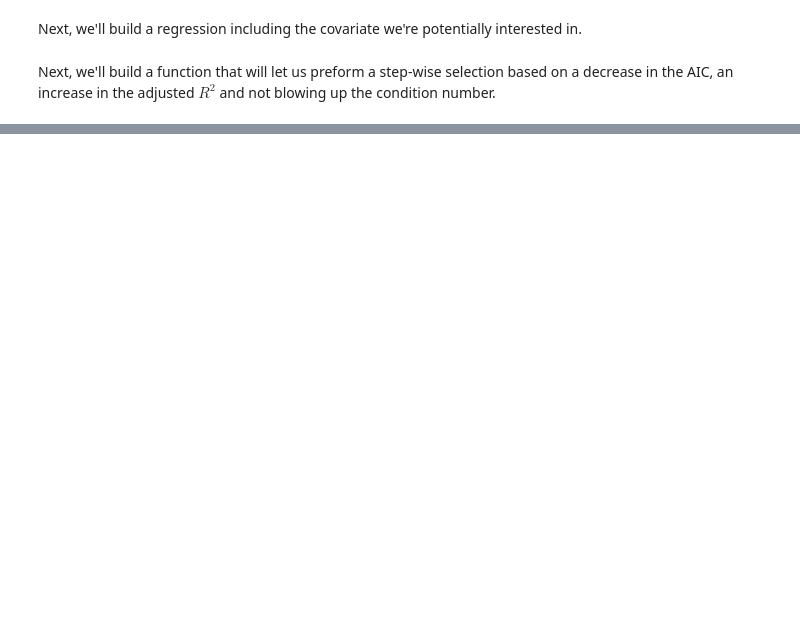
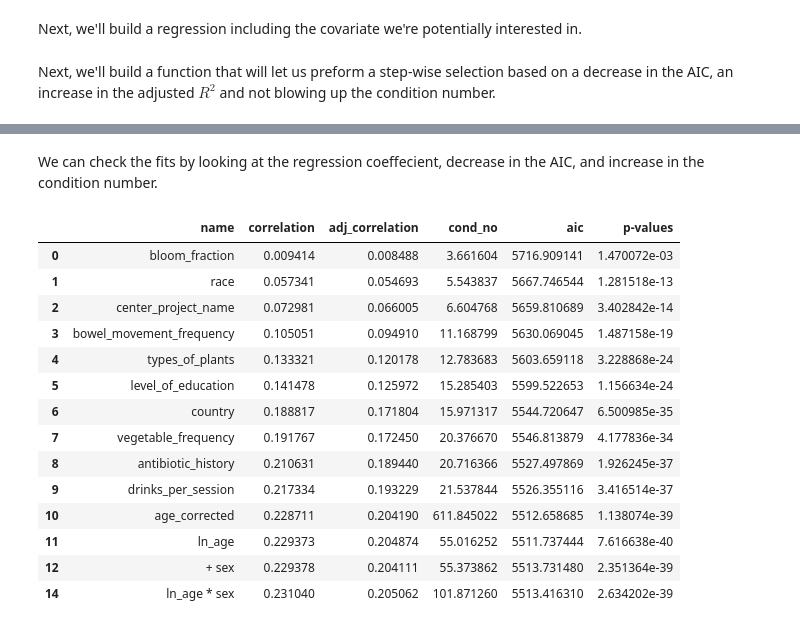
Before and after one commit to knightlab-analyses/american-gut-analyses, a Jupyter notebook: ipynb/Alpha Diversity Regression.ipynb, the cells around one changed output, grey strips where cells are left out. Saved outputs shown, nothing was run; the diff lists cells and outputs as text; code cells hidden in the pictures; blank space fills up the shorter version.

```diff
--- a/ipynb/Alpha Diversity Regression.ipynb
+++ b/ipynb/Alpha Diversity Regression.ipynb
@@ -581,0 +459,8 @@ array([  1.19490392e-16,   6.15354305e-23,   6.82044727e-01,
+# %%
+fit12 = smf.ols('faiths_pd_1250 ~ bloom_fraction + C(race) + C(center_project_name)'
+               ' + C(bowel_movement_frequency) + C(types_of_plants)'
+               ' + C(level_of_education) + C(country) + C(vegetable_frequency)'
+               ' + C(antibiotic_history) + C(drinks_per_session)'
+               ' + ln_age + sex',
+               data=smap_numeric).fit()
+print(fit12.summary())
@@ -581,0 +485,8 @@ array([  1.19490392e-16,   6.15354305e-23,   6.82044727e-01,
+# %%
+fit13 = smf.ols('faiths_pd_1250 ~ bloom_fraction + C(race) + C(center_project_name)'
+               ' + C(bowel_movement_frequency) + C(types_of_plants)'
+               ' + C(level_of_education) + C(country) + C(vegetable_frequency)'
+               ' + C(antibiotic_history) + C(drinks_per_session)'
+               ' + ln_age * sex',
+               data=smap_numeric).fit()
+print(fit13.summary())
@@ -581,0 +511,47 @@ array([  1.19490392e-16,   6.15354305e-23,   6.82044727e-01,
+# %% [markdown]
+We can check the fits by looking at the regression coeffecient, decrease in the AIC, and increase in the condition number.
+# %%
+fits = {0: ('bloom_fraction', fit0),
+        1: ('race', fit1),
+        2: ('center_project_name', fit2),
+        3: ('bowel_movement_frequency', fit3),
+        4: ('types_of_plants', fit4),
+        5: ('level_of_education', fit5),
+        6: ('country', fit6),
+        7: ('vegetable_frequency', fit7),
+        8: ('antibiotic_history', fit8),
+        9: ('drinks_per_session', fit9),
+        10: ('age_corrected', fit10),
+        11: ('ln_age', fit11),
+        12: ('+ sex', fit12),
+        14: ('ln_age * sex', fit13),
+        }
+# %%
+fit_summary = pd.DataFrame.from_dict(
+    {num: {'name': name,
+           'correlation': fit.rsquared,
+           'adj_correlation': fit.rsquared_adj,
+           'cond_no': fit.condition_number,
+           'aic': fit.aic,
+           'p-values': fit.f_pvalue,
+           }
+     for num, (name, fit) in fits.items()},
+    orient='index')
+# %%
+pd.DataFrame.from_dict(fit_summary)
+# %% [output]
+|  | name | correlation | adj_correlation | cond_no | aic | p-values |
+| 0 | bloom_fraction | 0.009414 | 0.008488 | 3.661604 | 5716.909141 | 1.470072e-03 |
+| 1 | race | 0.057341 | 0.054693 | 5.543837 | 5667.746544 | 1.281518e-13 |
+| 2 | center_project_name | 0.072981 | 0.066005 | 6.604768 | 5659.810689 | 3.402842e-14 |
+| 3 | bowel_movement_frequency | 0.105051 | 0.094910 | 11.168799 | 5630.069045 | 1.487158e-19 |
+| 4 | types_of_plants | 0.133321 | 0.120178 | 12.783683 | 5603.659118 | 3.228868e-24 |
+| 5 | level_of_education | 0.141478 | 0.125972 | 15.285403 | 5599.522653 | 1.156634e-24 |
+| 6 | country | 0.188817 | 0.171804 | 15.971317 | 5544.720647 | 6.500985e-35 |
+| 7 | vegetable_frequency | 0.191767 | 0.172450 | 20.376670 | 5546.813879 | 4.177836e-34 |
+| 8 | antibiotic_history | 0.210631 | 0.189440 | 20.716366 | 5527.497869 | 1.926245e-37 |
+| 9 | drinks_per_session | 0.217334 | 0.193229 | 21.537844 | 5526.355116 | 3.416514e-37 |
+| 10 | age_corrected | 0.228711 | 0.204190 | 611.845022 | 5512.658685 | 1.138074e-39 |
+| 11 | ln_age | 0.229373 | 0.204874 | 55.016252 | 5511.737444 | 7.616638e-40 |
+| 12 | + sex | 0.229378 | 0.204111 | 55.373862 | 5513.731480 | 2.351364e-39 |
+| 14 | ln_age * sex | 0.231040 | 0.205062 | 101.871260 | 5513.416310 | 2.634202e-39 |
```
Also changed, not shown: parts of 57 cells of this notebook, 2 other files.
